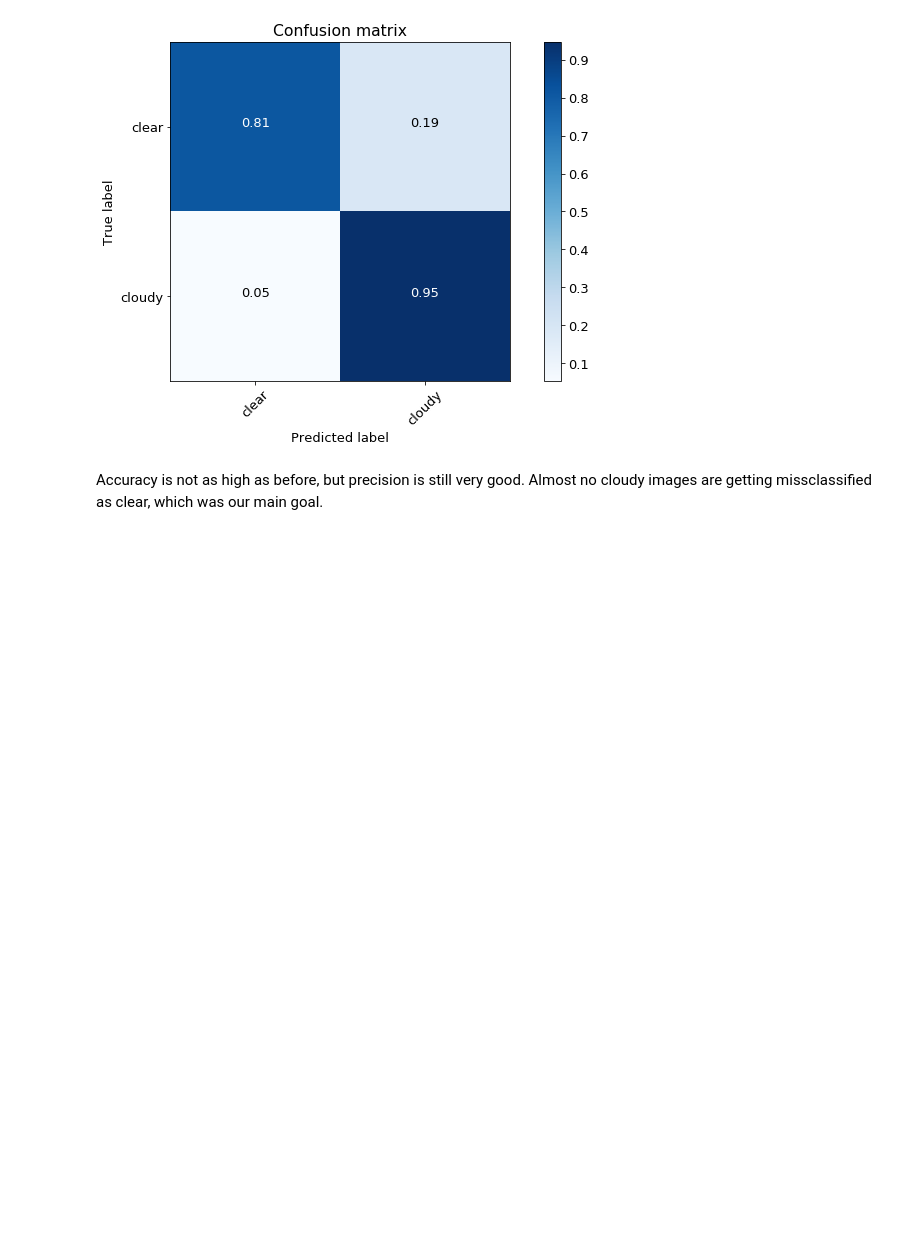
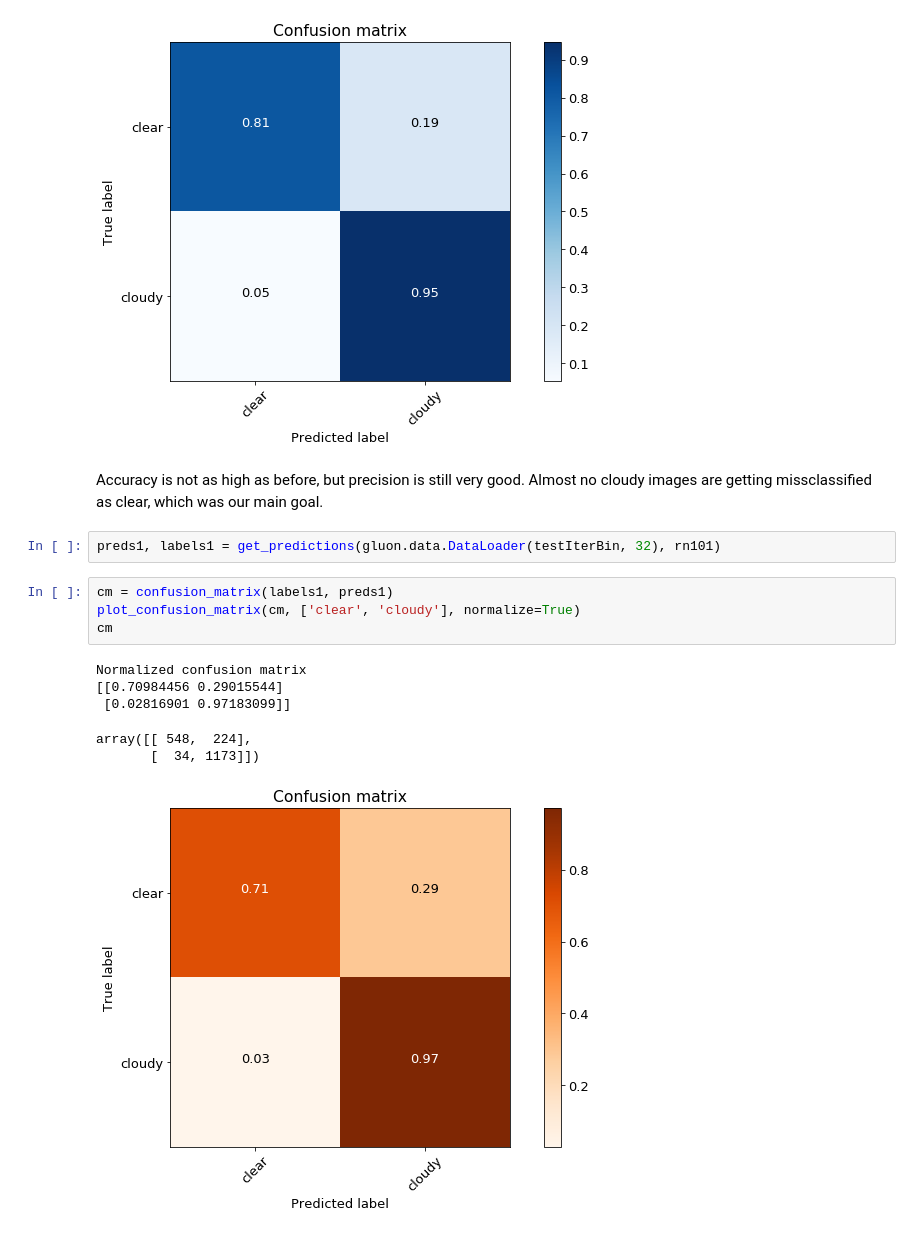
Before and after one commit to smarthi/satellite-images, a Jupyter notebook: preprocessing/cloud-classif.ipynb, the cells around one changed output. Drawn from its saved outputs; the diff is of its cells as text; blank space fills up the shorter version.

```diff
--- a/preprocessing/cloud-classif.ipynb
+++ b/preprocessing/cloud-classif.ipynb
@@ -521,3 +538,16 @@ array([[ 627,  145],
 [figure]
 # %% [markdown]
 Accuracy is not as high as before, but precision is still very good. Almost no cloudy images are getting missclassified as clear, which was our main goal.
+# %%
+preds1, labels1 = get_predictions(gluon.data.DataLoader(testIterBin, 32), rn101)
+# %%
+cm = confusion_matrix(labels1, preds1)
+plot_confusion_matrix(cm, ['clear', 'cloudy'], normalize=True)
+cm
+# %% [output]
+Normalized confusion matrix
+[[0.70984456 0.29015544]
+ [0.02816901 0.97183099]]
+array([[ 548,  224],
+       [  34, 1173]])
+[figure, added]
```
Also changed, not shown: parts of 5 cells of this notebook, 3 other files.
